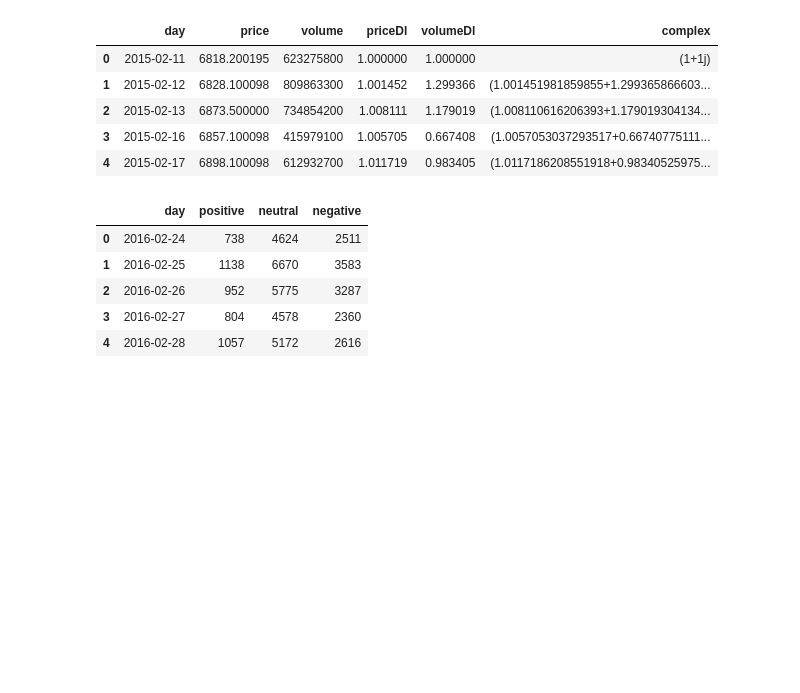
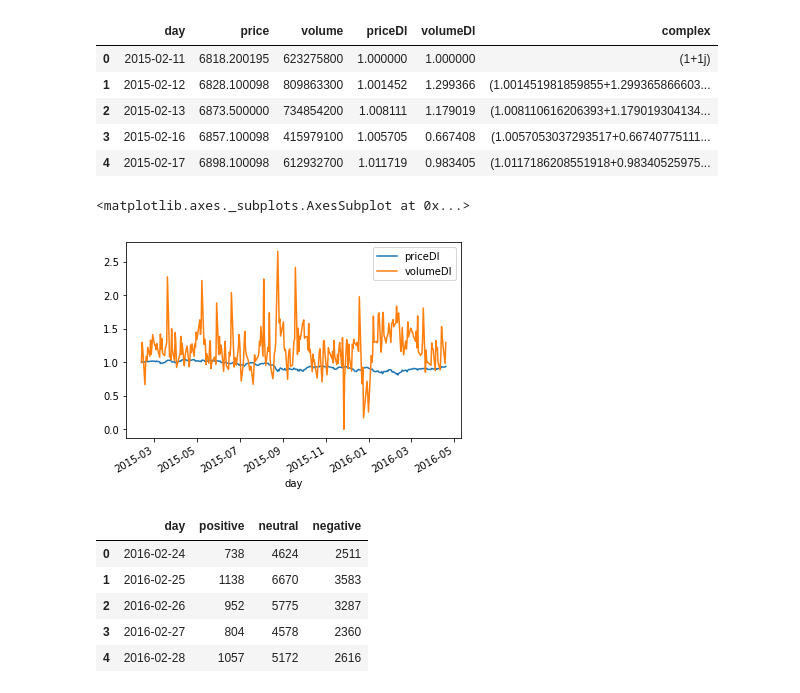
Before and after one commit to baryev/autoregressive-model, a Jupyter notebook: sentimentsAnalysis.ipynb, the cells around one changed output. Saved outputs shown, nothing was run; the diff lists cells and outputs as text; code cells hidden in the pictures; blank space fills up the shorter version.

```diff
--- a/sentimentsAnalysis.ipynb
+++ b/sentimentsAnalysis.ipynb
@@ -39,6 +39,11 @@ ftse.head()
 | 2 | 2015-02-13 | 6873.500000 | 734854200 | 1.008111 | 1.179019 | (1.008110616206393+1.179019304134... |
 | 3 | 2015-02-16 | 6857.100098 | 415979100 | 1.005705 | 0.667408 | (1.0057053037293517+0.66740775111... |
 | 4 | 2015-02-17 | 6898.100098 | 612932700 | 1.011719 | 0.983405 | (1.0117186208551918+0.98340525975... |
+# %%
+ftse[['day', 'priceDl', 'volumeDl']].plot(x='day')
+# %% [output]
+<matplotlib.axes._subplots.AxesSubplot at 0x...>
+[figure, added]
 # %%
 results = pd.merge(posByDay, neutrByDay, on='day')
 results = pd.merge(results, negByDay, on='day')
```
Also changed, not shown: parts of 10 cells of this notebook.
